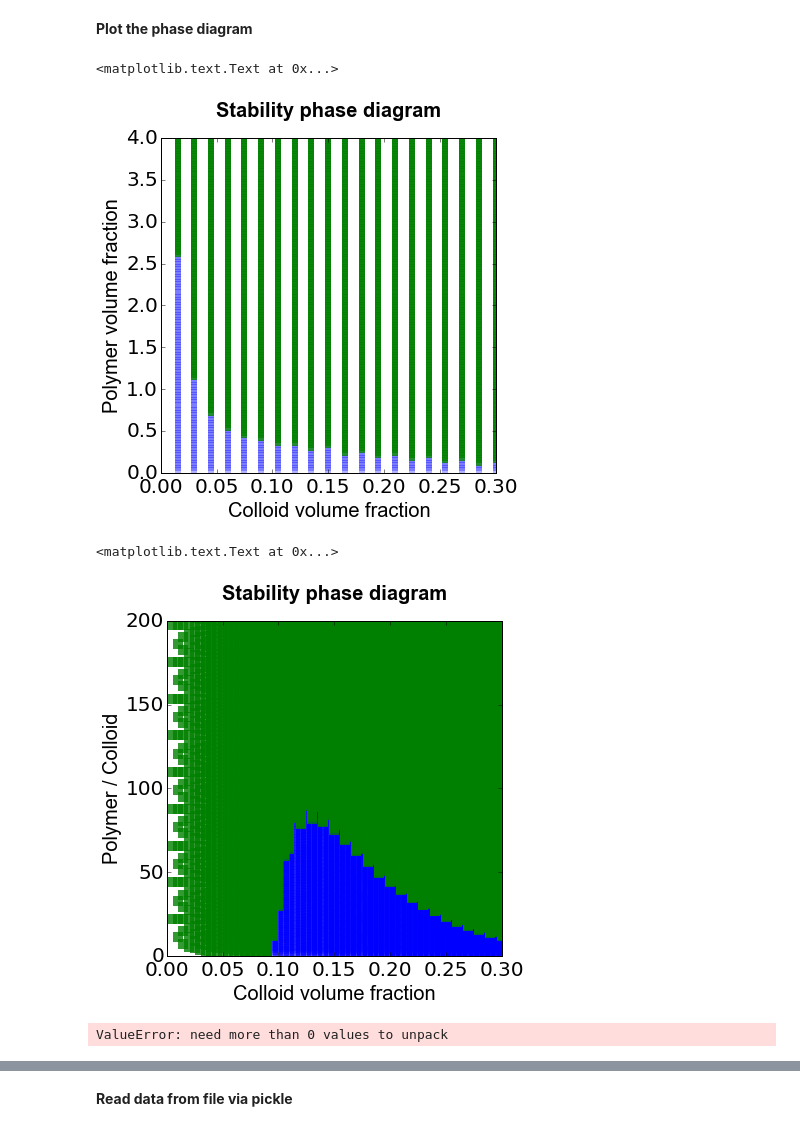
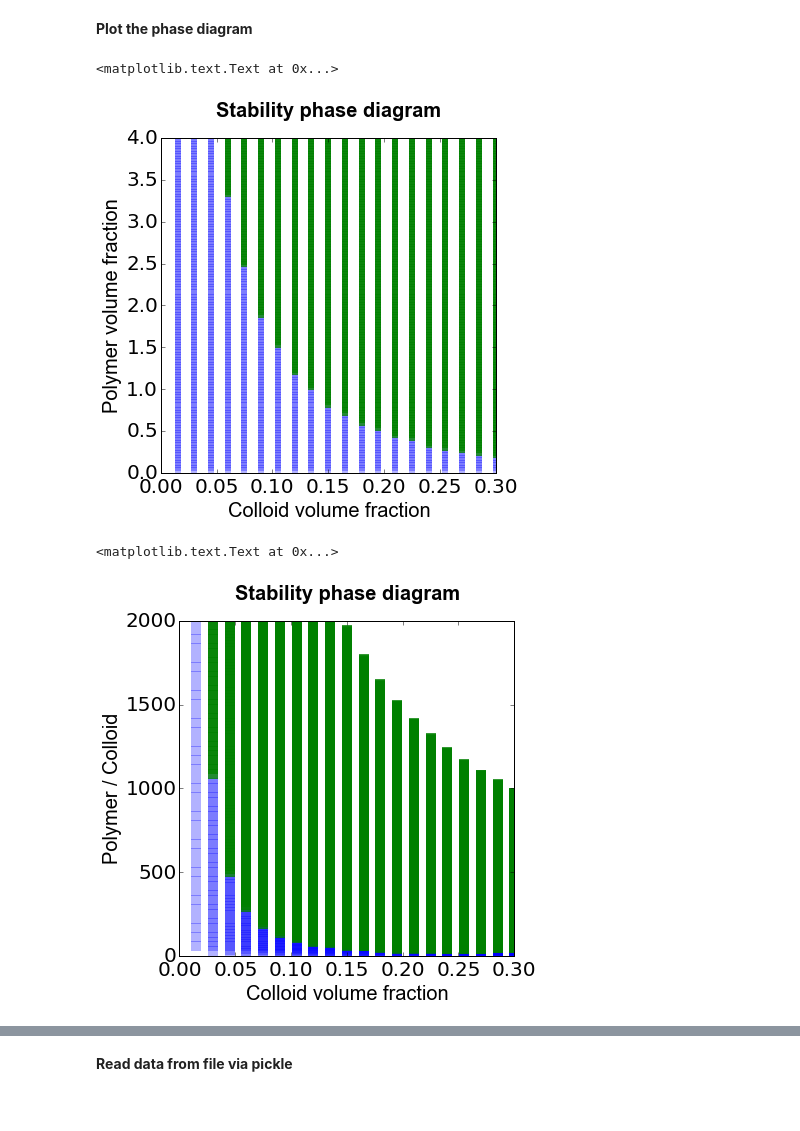
Before and after one commit to rjadrich/depletion_gel_model, a Jupyter notebook: depletion_gel_theory.ipynb, the cells around one changed output, grey strips where cells are left out. Drawn from its saved outputs; the diff is of its cells as text; code cells hidden in the pictures.

```diff
--- a/depletion_gel_theory.ipynb
+++ b/depletion_gel_theory.ipynb
@@ -321,11 +321,20 @@ def calculate_stability_determinant(p_c, p_p, p_s, #state variables
                                    ):
 
     #calculate the hessian matrix
+
+    #generate steps for calculating hessian
     hess_steps = nd.MinStepGenerator(base_step=min_step, step_ratio=2.0, num_steps = 2)
-    calculate_hessian = lambda x: calculate_f(x[0], x[1], x[2], d_c, d_p, l, Z_c, R_cp, BA)[0]
-    stability_matrix = nd.Hessian(calculate_hessian, step = hess_steps)([p_c, p_p, p_s])
 
-    #build the 3x3 stability matrix as a numpy array and calculate the determinant
+    if p_s > 0.00000000001:
+        #full solution
+        calculate_hessian = lambda x: calculate_f(x[0], x[1], x[2], d_c, d_p, l, Z_c, R_cp, BA)[0]
+        stability_matrix = nd.Hessian(calculate_hessian, step = hess_steps)([p_c, p_p, p_s])
+    else:
+        #zero salt solution (to avoid numerical issues)
+        calculate_hessian = lambda x: calculate_f(x[0], x[1], p_s, d_c, d_p, l, Z_c, R_cp, BA)[0]
+        stability_matrix = nd.Hessian(calculate_hessian, step = hess_steps)([p_c, p_p])
+
+    #build the 3x3 (or 2x2) stability matrix as a numpy array and calculate the determinant
     #logdet is used to avoid issues with a small determinant (such as when an instability is reached)
     (sign, logdet) = slogdet(stability_matrix)
     stability_determinant = sign*exp(logdet)
@@ -347,7 +356,7 @@ n_c = 0.025
 p_c = 6.0*n_c/(pi*d_c*d_c*d_c)
 
 #salt
-p_s = 0.1*p_c
+p_s = 0.0000000000000000000000001 #0.1*p_c
 
 n_p_inc = 0.1
 n_p_min = 1.0 #2.1
@@ -542,11 +551,11 @@ def calculate_spinodal_boundary_ratio(p_c_low, p_c_hi, p_c_inc, g_pc_low, g_pc_h
 
 #parameters
 d_c = 1.0
-d_p = 0.45
+d_p = 0.33 ############0.45
 R_cp = 0.01
-l = 0.2364
-Z_c = 45.0
-BA = 0.000000001
+l = 0.24
+Z_c = 2.0    ################45.0
+BA = 3.5
 
 #colloid
 n_c_low = 0.015 #0.005
@@ -566,7 +575,7 @@ p_p_hi = 6.0*n_p_hi/(pi*d_p*d_p*d_p)
 p_p_inc = 6.0*n_p_inc/(pi*d_p*d_p*d_p)
 
 #salt
-p_s = 15.00
+p_s = 0.0000000000000000000000001 ###15.0
 
 min_step= 0.001 #0.001
 stable, unstable = calculate_spinodal(p_c_low, p_c_hi, p_c_inc, p_p_low, p_p_hi, p_p_inc, p_s, d_c, d_p, l, Z_c, R_cp, BA, min_step)
@@ -597,33 +606,33 @@ plt.tick_params(axis='both', labelsize=20)
 plt.title("Stability phase diagram", y=1.05, fontdict = title_font)
 # %% [output]
 <matplotlib.text.Text at 0x...>
-[figure, old version]
+[figure, new version]
 # %%
 #font scpecifications
 title_font = {'family' : 'arial', 'color'  : 'black', 'weight' : 'heavy','size': 20}
 axis_label_font = {'family' : 'arial', 'color'  : 'black', 'weight' : 'normal','size': 20}
 
 #figure size and tick style
 plt.rcParams["figure.figsize"] = [6,6]
 plt.rc('axes',edgecolor='black',linewidth=1)
 plt.tick_params(which='both', axis='both', color='black', length=4, width=0.5)
 plt.rcParams['xtick.direction'] = 'in'
 plt.rcParams['ytick.direction'] = 'in'
 
 
 plt.xlabel('Colloid volume fraction', fontsize=20, fontdict = axis_label_font)
 plt.ylabel('Polymer / Colloid', fontsize=20, fontdict = axis_label_font)
 plt.scatter(stable[3], stable[2], c="b", marker="s", s=90, alpha=0.3, linewidths=0.0)
 plt.scatter(unstable[3],unstable[2], c="g", marker="s", s=90, alpha=0.8, linewidths=0.0)
-plt.ylim((0,200))
+plt.ylim((0,2000))
 plt.xlim((0,0.3))
 
 #title and axis labels
 plt.tick_params(axis='both', labelsize=20)
 plt.title("Stability phase diagram", y=1.05, fontdict = title_font)
 # %% [output]
 <matplotlib.text.Text at 0x...>
-[figure, old version]
+[figure, new version]
 # %%
 #parameters
 d_c = 1.0
@@ -656,22 +665,24 @@ p_s = 0.01
 min_step= 0.001 #0.001
 boundary = calculate_spinodal_boundary_density(p_c_low, p_c_hi, p_c_inc, p_p_low, p_p_hi, p_p_inc, p_s, d_c, d_p, l, Z_c, R_cp, BA, min_step)
 # %%
+#SINGLE CALCULATION
+
 #parameters
 d_c = 1.0
-d_p = 0.45
+d_p = 0.33 ############0.45
 R_cp = 0.01
-l = 0.2364
-Z_c = 45.0
-BA = 0.000000001 #3.5 #3.5
+l = 0.24
+Z_c = 4.0    ################45.0
+BA = 0.0000000000001
 
 #colloid
 n_c_low = 0.01
-n_c_hi = 0.6
+n_c_hi = 0.4
 n_c_inc = 0.01
 #polymer
 g_pc_low = 1.0
-g_pc_hi = 300.0
-g_pc_inc = 0.5
+g_pc_hi = 2000.0
+g_pc_inc = 1.0 #####################0.5
 
 #recalculate in terms of densities
 p_c_low = 6.0*n_c_low/(pi*d_c*d_c*d_c)
@@ -679,15 +690,14 @@ p_c_hi = 6.0*n_c_hi/(pi*d_c*d_c*d_c)
 p_c_inc = 6.0*n_c_inc/(pi*d_c*d_c*d_c)
 
 #salt
-p_s = 6.00
+p_s = 0.00000000000000000000000000000000001
 
 #perform spinodal calculation
 min_step= 0.001 #0.001
-boundary = calculate_spinodal_boundary_ratio(p_c_low, p_c_hi, p_c_inc, g_pc_low, g_pc_hi, g_pc_inc, p_s, d_c, d_p, l, Z_c, R_cp, BA, min_step)
+boundary_4 = calculate_spinodal_boundary_ratio(p_c_low, p_c_hi, p_c_inc, g_pc_low, g_pc_hi, g_pc_inc, p_s, d_c, d_p, l, Z_c, R_cp, BA, min_step)
+boundary = boundary_4
 
 #persist via pickle
-filename = "data\calculations\spinodal-d_c=%f-d_p=%f-R_cp=%f-l=%f-Z_c=%f-BA=%f.csv" % (d_c, d_p, R_cp, l, Z_c, BA)
-with open(filename, 'wb') as f:
-    pickle.dump(boundary, f)
+#filename = "data\calculations\spinodal-d_c=%f-d_p=%f-R_cp=%f-l=%f-Z_c=%f-BA=%f.csv" % (d_c, d_p, R_cp, l, Z_c, BA)
+#with open(filename, 'wb') as f:
+    #pickle.dump(boundary, f)
-# %% [output]
-ValueError: need more than 0 values to unpack
```
Also changed, not shown: parts of 7 cells of this notebook, 2 other files.
